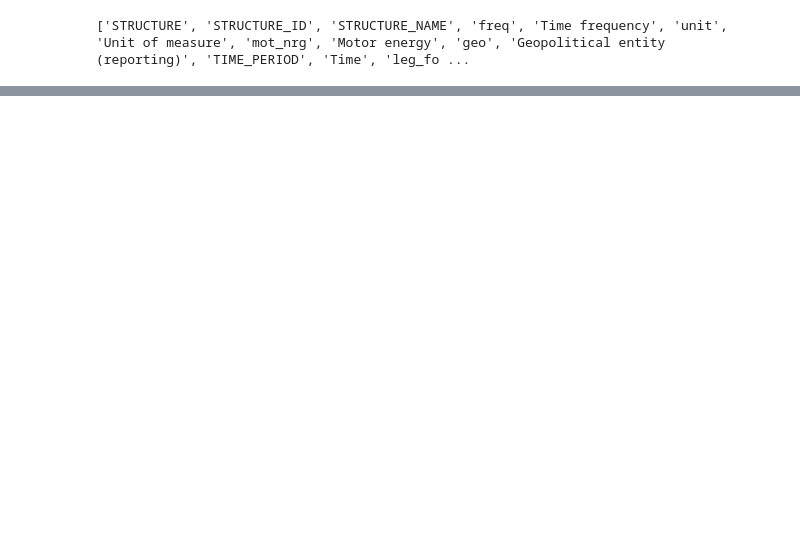
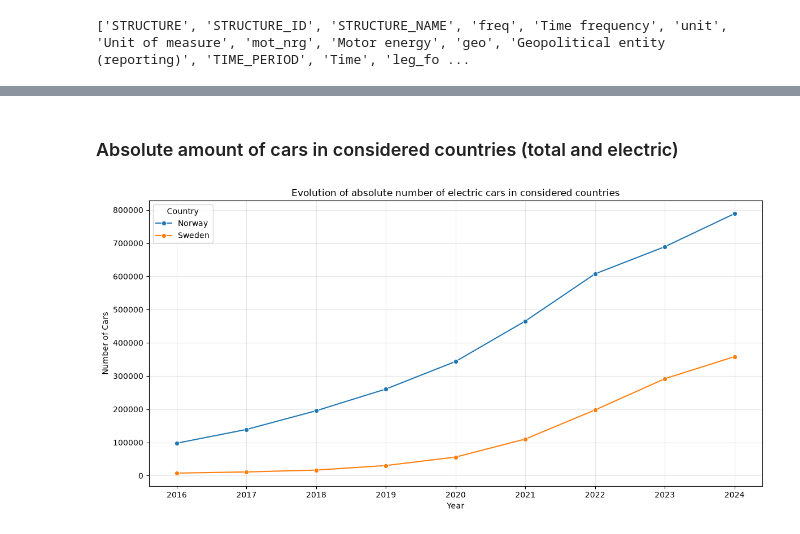
Before and after one commit to Mxlrt69/Data_Science_Project, a Jupyter notebook: data_cleaning_alina.ipynb, the cells around one changed output, grey strips where cells are left out. Drawn from its saved outputs; the diff is of its cells as text; code cells hidden in the pictures; blank space fills up the shorter version.

Commit message:
Final Data Cleaning

```diff
--- a/data_cleaning_alina.ipynb
+++ b/data_cleaning_alina.ipynb
@@ -12,2 +21,3 @@ Next, I we want to import the Dataset as a 'pandas' data frame.
 # %%
-df_cars = pd.read_csv("cars_total-ev.csv")
+df_cars_complete = pd.read_csv("cars_total-ev.csv")
+df_cars_complete.head()
@@ -88,0 +76,5 @@ print(df_cars_clean.head())
+# %%
+#next I want to add a column that shows the share of electric cars in the total number of cars
+df_cars["EV_share"] = (df_cars["Electricity"] /
+    df_cars["Total"] * 100)
+df_cars.head(10)
@@ -88,0 +95,5 @@ print(df_cars_clean.head())
+# %%
+#check whether I have missing values
+df_cars.isna().sum() #some missing values in electricity
+df_cars[(df_cars['Electricity'].isna())] #for the moment, they don't matter, as I am not planning to use this countries for our analysis...
+df_cars = df_cars.dropna()
@@ -88,0 +102,5 @@ print(df_cars_clean.head())
+# %%
+considered_countries = ["Norway", "Sweden"]
+df_cars_filtered = df_cars[df_cars["Country"].isin(considered_countries)]
+df_cars_filtered
+df_cars_filtered.isna().sum() #I have no missing values :)
@@ -88,0 +117,22 @@ print(df_cars_clean.head())
+# %% [markdown]
+### Absolute amount of cars in considered countries (total and electric)
+# %%
+plt.figure(figsize=(12, 6))
+
+sns.lineplot(
+    data=df_cars_filtered,
+    x="Year",
+    y="Electricity",
+    hue="Country",
+    marker="o"
+)
+
+plt.title("Evolution of absolute number of electric cars in considered countries")
+plt.xlabel("Year")
+plt.ylabel("Number of Cars")
+plt.grid(True, alpha=0.3)
+plt.legend(title="Country")
+plt.tight_layout()
+plt.show()
+# %% [output]
+[figure, added]
```
Also changed, not shown: parts of 24 cells of this notebook.
